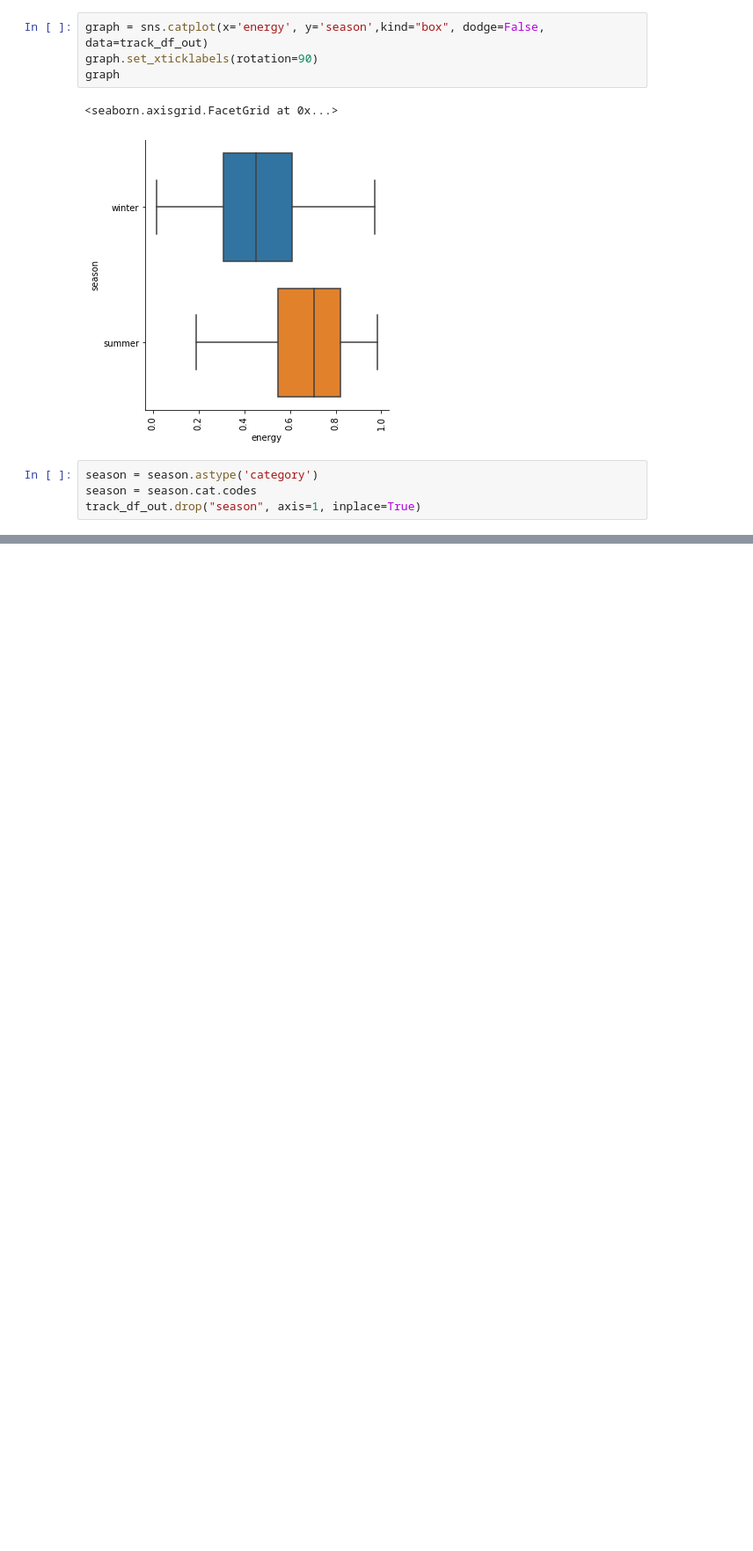
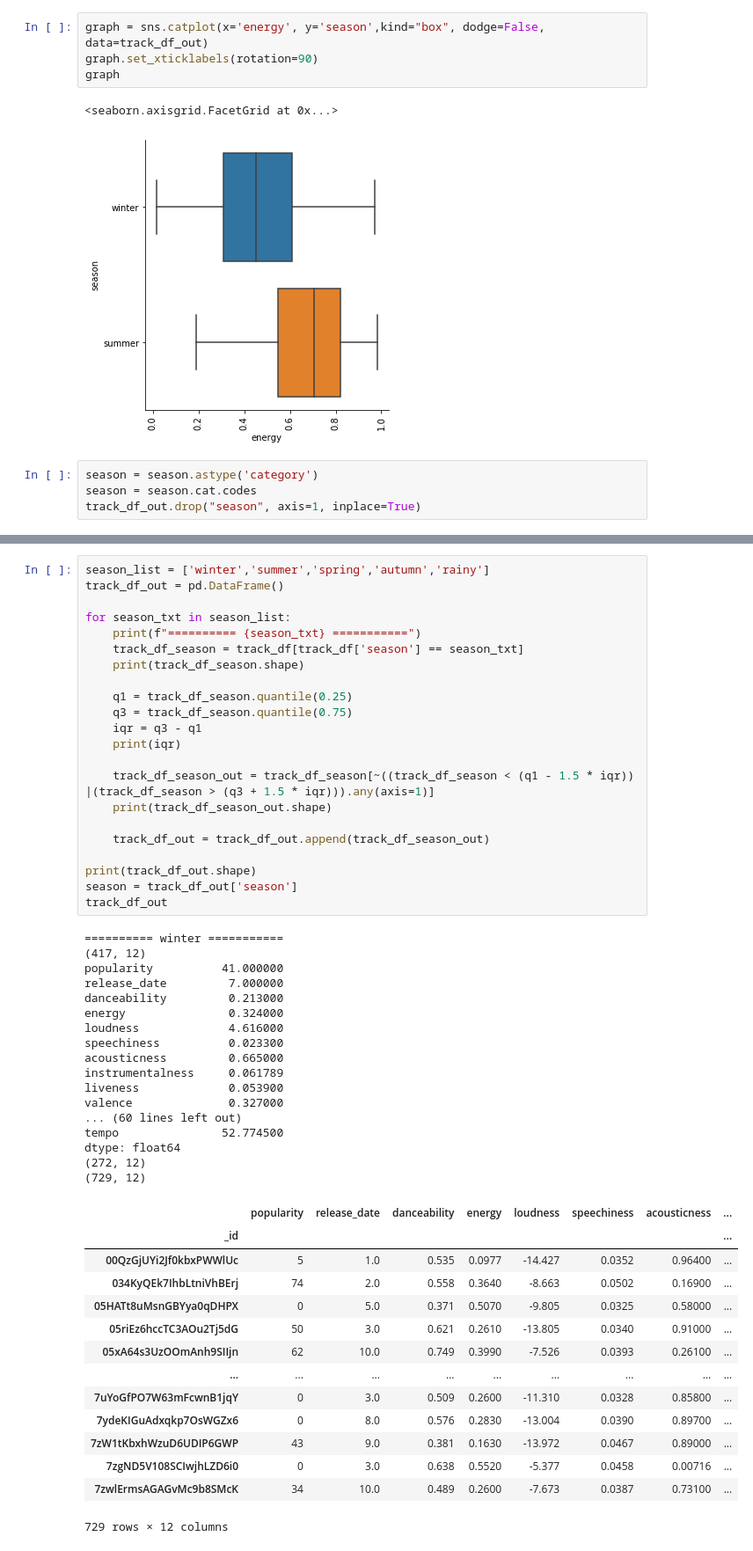
Before and after one commit to teehim/playlist_separator, a Jupyter notebook: track.ipynb, the cells around one changed output, grey strips where cells are left out. Shown: that part at 88% size. Drawn from its saved outputs; the diff is of its cells as text; blank space fills up the shorter version.

```diff
--- a/track.ipynb
+++ b/track.ipynb
@@ -213,0 +337,54 @@ XGBClassifier(base_score=0.5, booster='gbtree', colsample_bylevel=1,
+# %%
+season_list = ['winter','summer','spring','autumn','rainy']
+track_df_out = pd.DataFrame()
+
+for season_txt in season_list:
+    print(f"========== {season_txt} ===========")
+    track_df_season = track_df[track_df['season'] == season_txt]
+    print(track_df_season.shape)
+
+    q1 = track_df_season.quantile(0.25)
+    q3 = track_df_season.quantile(0.75)
+    iqr = q3 - q1
+    print(iqr)
+
+    track_df_season_out = track_df_season[~((track_df_season < (q1 - 1.5 * iqr)) |(track_df_season > (q3 + 1.5 * iqr))).any(axis=1)]
+    print(track_df_season_out.shape)
+
+    track_df_out = track_df_out.append(track_df_season_out)
+
+print(track_df_out.shape)
+season = track_df_out['season']
+track_df_out
+# %% [output]
+========== winter ===========
+(417, 12)
+popularity          41.000000
+release_date         7.000000
+danceability         0.213000
+energy               0.324000
+loudness             4.616000
+speechiness          0.023300
+acousticness         0.665000
+instrumentalness     0.061789
+liveness             0.053900
+valence              0.327000
+... (60 lines left out)
+tempo               52.774500
+dtype: float64
+(272, 12)
+(729, 12)
+|  | popularity | release_date | danceability | energy | loudness | speechiness | acousticness | ... |
+| _id |  |  |  |  |  |  |  | ... |
+| 00QzGjUYi2Jf0kbxPWWlUc | 5 | 1.0 | 0.535 | 0.0977 | -14.427 | 0.0352 | 0.96400 | ... |
+| 034KyQEk7IhbLtniVhBErj | 74 | 2.0 | 0.558 | 0.3640 | -8.663 | 0.0502 | 0.16900 | ... |
+| 05HATt8uMsnGBYya0qDHPX | 0 | 5.0 | 0.371 | 0.5070 | -9.805 | 0.0325 | 0.58000 | ... |
+| 05riEz6hccTC3AOu2Tj5dG | 50 | 3.0 | 0.621 | 0.2610 | -13.805 | 0.0340 | 0.91000 | ... |
+| 05xA64s3UzOOmAnh9SIIjn | 62 | 10.0 | 0.749 | 0.3990 | -7.526 | 0.0393 | 0.26100 | ... |
+| ... | ... | ... | ... | ... | ... | ... | ... | ... |
+| 7uYoGfPO7W63mFcwnB1jqY | 0 | 3.0 | 0.509 | 0.2600 | -11.310 | 0.0328 | 0.85800 | ... |
+| 7ydeKIGuAdxqkp7OsWGZx6 | 0 | 8.0 | 0.576 | 0.2830 | -13.004 | 0.0390 | 0.89700 | ... |
+| 7zW1tKbxhWzuD6UDIP6GWP | 43 | 9.0 | 0.381 | 0.1630 | -13.972 | 0.0467 | 0.89000 | ... |
+| 7zgND5V108SCIwjhLZD6i0 | 0 | 3.0 | 0.638 | 0.5520 | -5.377 | 0.0458 | 0.00716 | ... |
+| 7zwlErmsAGAGvMc9b8SMcK | 34 | 10.0 | 0.489 | 0.2600 | -7.673 | 0.0387 | 0.73100 | ... |
+729 rows × 12 columns
```
Also changed, not shown: parts of 10 cells of this notebook, 4 other files.
